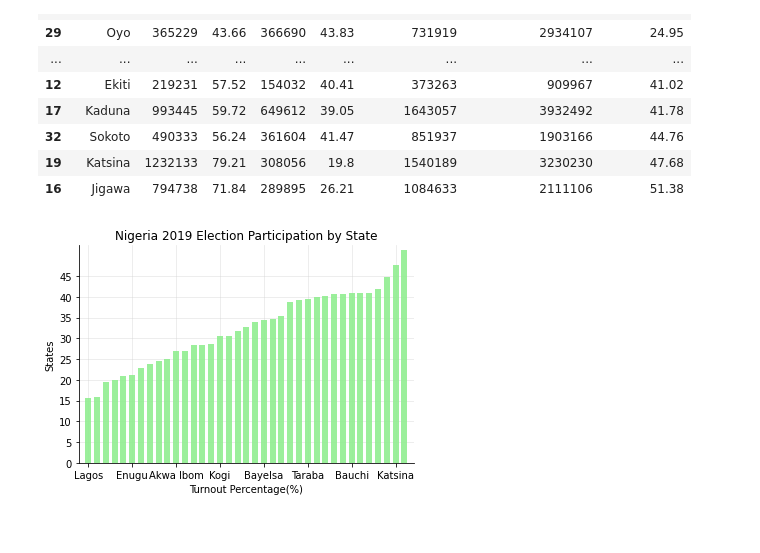
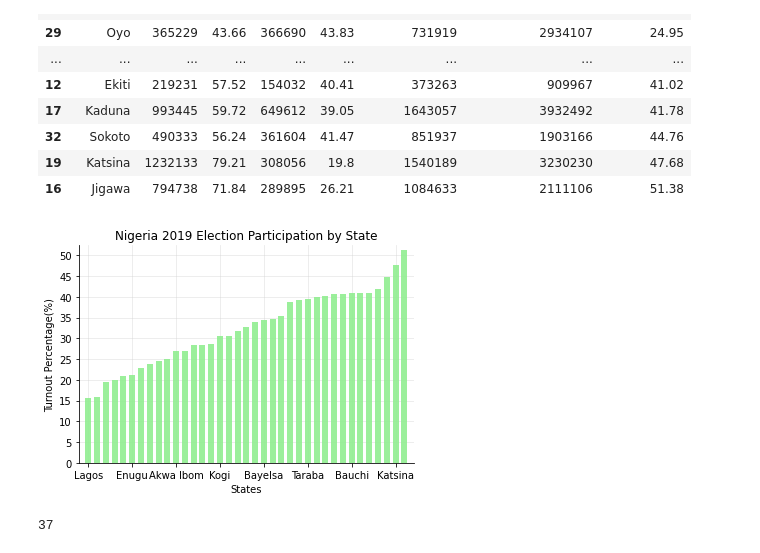
Before and after one commit to laresamdeola/Nigeria-2023-Presidential-Elections-Data-Analysis, a Jupyter notebook: Nigeria_2023_Presidential_Elections_Data_Analysis.ipynb, the cells around one changed output. Saved outputs shown, nothing was run; the diff lists cells and outputs as text; code cells hidden in the pictures.

```diff
--- a/Nigeria_2023_Presidential_Elections_Data_Analysis.ipynb
+++ b/Nigeria_2023_Presidential_Elections_Data_Analysis.ipynb
@@ -1116,20 +1116,26 @@ elections_2019_top_two_sorted
 | 16 | Jigawa | 794738 | 71.84 | 289895 | 26.21 | 1084633 | 2111106 | 51.38 |
 # %%
 plt.title("Nigeria 2019 Election Participation by State")
-plt.xlabel("Turnout Percentage(%)")
-plt.ylabel("States")
-x_ticks = np.arange(0, 50, 5)
-y_ticks = np.arange(0, 250, 5)
+plt.ylabel("Turnout Percentage(%)")
+plt.xlabel("States")
+y_ticks = np.arange(0, 50, 5)
+x_ticks = np.arange(0, 250, 5)
 plt.yticks(x_ticks)
 plt.xticks(y_ticks)
 plt.margins(0.02)
 #plt.subplots_adjust(bottom=0.15)
 plt.grid(color="lightgray", alpha=0.5, zorder=1)
 
 plt.gca().spines['right'].set_visible(False)
 plt.gca().spines['top'].set_visible(False)
 plt.bar(elections_2019_top_two_sorted.loc[:, ("State", "State")], elections_2019_top_two_sorted.loc[:, ("Turnout", "Percentage")], color="lightgreen", alpha=0.9, zorder=2, width=0.68)
 
 plt.show()
 # %% [output]
-[figure, old version]
+[figure, new version]
+# %%
+# PAS Table for 2019 Presidential Elections
+
+len(elections_2019_top_two_sorted)
+# %% [output]
+37
```
Also changed, not shown: parts of 25 cells of this notebook.
